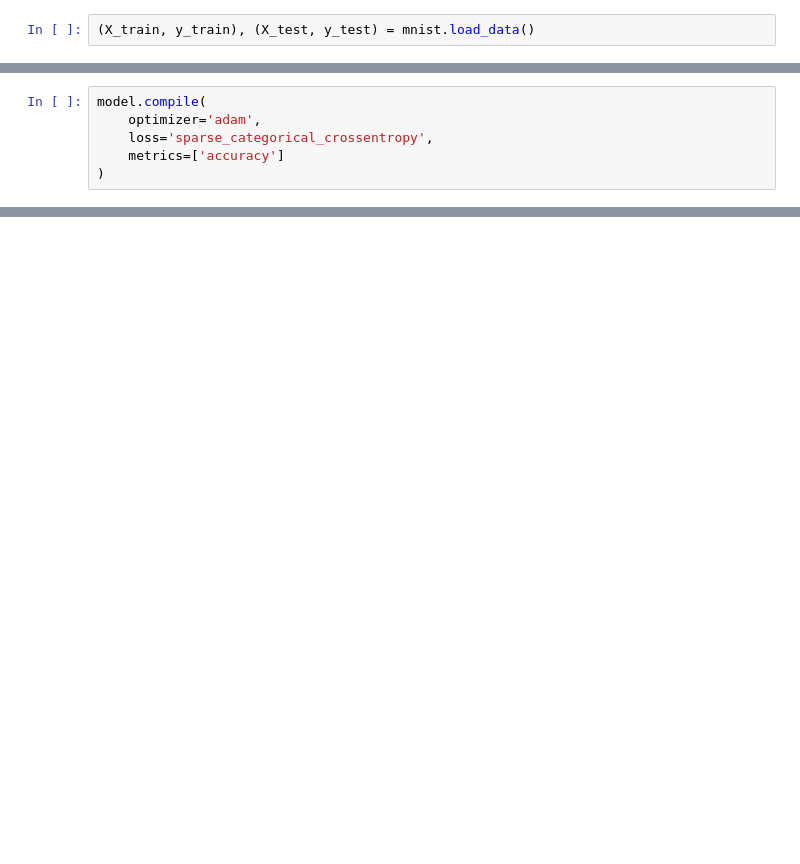
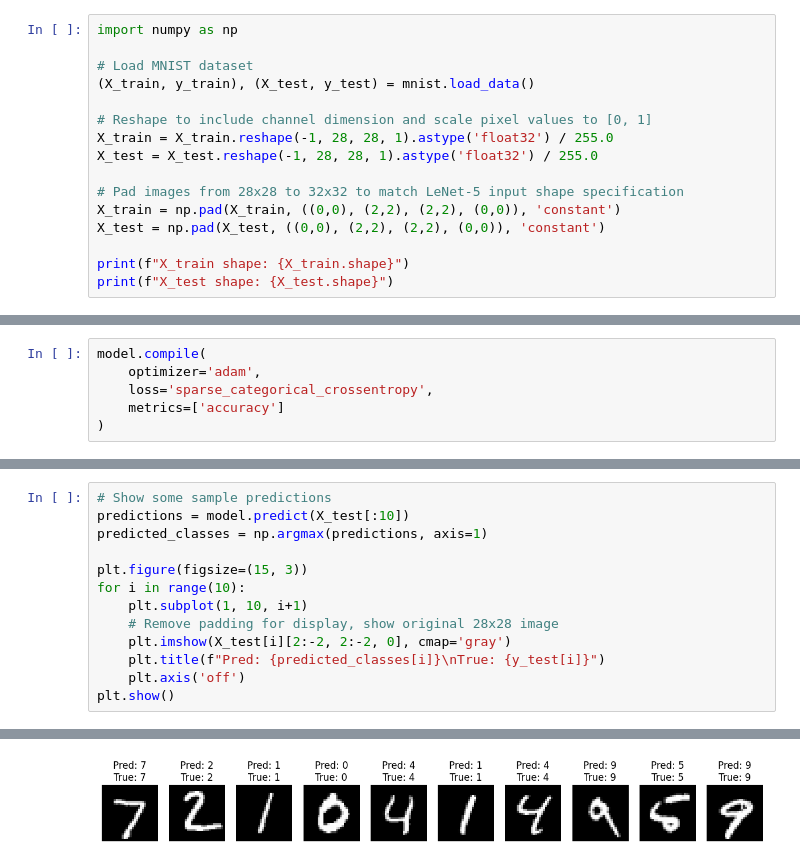
Before and after one commit to pradhans369/Deep_Learning, a Jupyter notebook: 7_5_1_LENET.ipynb, the cells around one changed output, grey strips where cells are left out. Saved outputs shown, nothing was run; the diff lists cells and outputs as text; blank space fills up the shorter version.

```diff
--- a/7_5_1_LENET.ipynb
+++ b/7_5_1_LENET.ipynb
@@ -7,4 +7,18 @@ from keras import models, layers, Sequential
 from keras.layers import Dense, Conv2D, Flatten
 from keras.datasets import mnist
 # %%
+import numpy as np
+
+# Load MNIST dataset
 (X_train, y_train), (X_test, y_test) = mnist.load_data()
+
+# Reshape to include channel dimension and scale pixel values to [0, 1]
+X_train = X_train.reshape(-1, 28, 28, 1).astype('float32') / 255.0
+X_test = X_test.reshape(-1, 28, 28, 1).astype('float32') / 255.0
+
+# Pad images from 28x28 to 32x32 to match LeNet-5 input shape specification
+X_train = np.pad(X_train, ((0,0), (2,2), (2,2), (0,0)), 'constant')
+X_test = np.pad(X_test, ((0,0), (2,2), (2,2), (0,0)), 'constant')
+
+print(f"X_train shape: {X_train.shape}")
+print(f"X_test shape: {X_test.shape}")
@@ -44,0 +138,14 @@ Input 0 with name 'None' of layer 'dense_3' is incompatible with the layer: expe
+# %%
+# Show some sample predictions
+predictions = model.predict(X_test[:10])
+predicted_classes = np.argmax(predictions, axis=1)
+
+plt.figure(figsize=(15, 3))
+for i in range(10):
+    plt.subplot(1, 10, i+1)
+    # Remove padding for display, show original 28x28 image
+    plt.imshow(X_test[i][2:-2, 2:-2, 0], cmap='gray')
+    plt.title(f"Pred: {predicted_classes[i]}\nTrue: {y_test[i]}")
+    plt.axis('off')
+plt.show()
+# %% [output]
@@ -44,0 +153 @@ Input 0 with name 'None' of layer 'dense_3' is incompatible with the layer: expe
+[figure, added]
```
Also changed, not shown: parts of 6 cells of this notebook, 1 other file.
